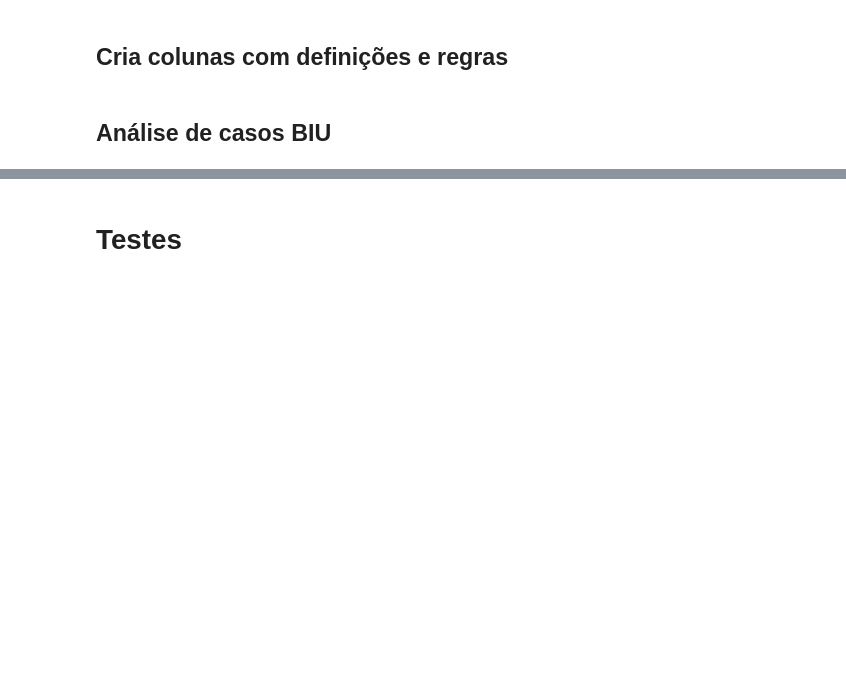
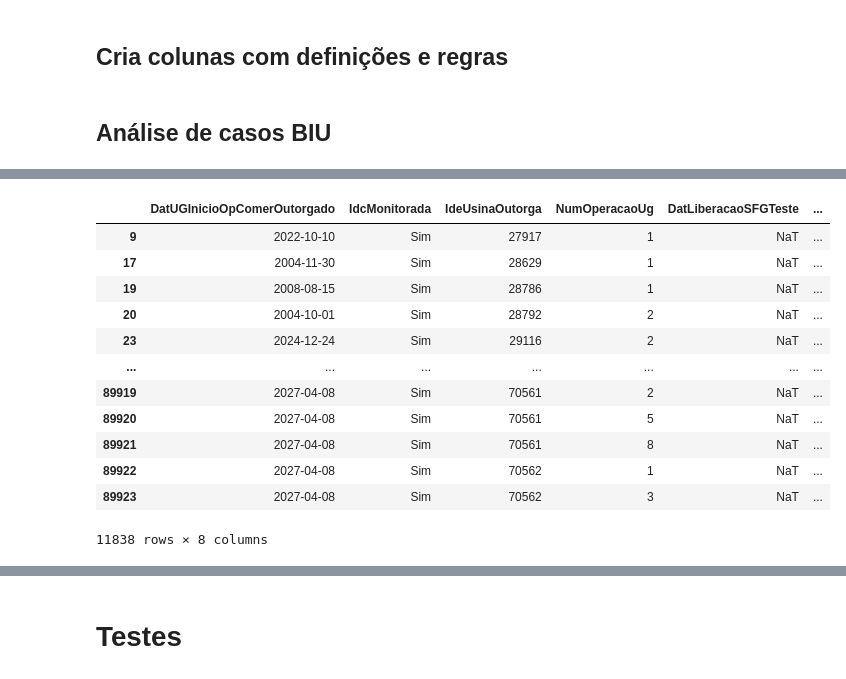
Before and after one commit to Vinicius667/Previsor, a Jupyter notebook: App/Previsor_teste3.ipynb, the cells around one changed output, grey strips where cells are left out. Cells and saved outputs as stored; diff of their text form; code cells hidden in the pictures; blank space fills up the shorter version.

```diff
--- a/App/Previsor_teste3.ipynb
+++ b/App/Previsor_teste3.ipynb
@@ -578,0 +627,10 @@ on = "IdeUsinaOutorga", how='left')
+# %%
+monitoramentoug['Monitoramento'] = True
+ug_rapeel['Rapeel'] = True
+compare_ugs = pd.merge(monitoramentoug,
+ug_rapeel, on= list_id_ug, how='outer')
+# %%
+compare_ugs.loc[compare_ugs.Monitoramento.isna(),'Monitoramento'] = False
+compare_ugs.loc[compare_ugs.Rapeel.isna(),'Rapeel'] = False
+# %%
+ugs_qnt_diff = compare_ugs[compare_ugs.Monitoramento != compare_ugs.Rapeel].IdeUsinaOutorga.drop_duplicates()
@@ -578,0 +675,19 @@ on = "IdeUsinaOutorga", how='left')
+# %%
+monitoramentoug[
+    monitoramentoug.IdeUsinaOutorga.isin(ugs_qnt_diff) &
+   ( monitoramentoug.IdcMonitorada == "Sim")
+]
+# %% [output]
+|  | DatUGInicioOpComerOutorgado | IdcMonitorada | IdeUsinaOutorga | NumOperacaoUg | DatLiberacaoSFGTeste | ... |
+| 9 | 2022-10-10 | Sim | 27917 | 1 | NaT | ... |
+| 17 | 2004-11-30 | Sim | 28629 | 1 | NaT | ... |
+| 19 | 2008-08-15 | Sim | 28786 | 1 | NaT | ... |
+| 20 | 2004-10-01 | Sim | 28792 | 2 | NaT | ... |
+| 23 | 2024-12-24 | Sim | 29116 | 2 | NaT | ... |
+| ... | ... | ... | ... | ... | ... | ... |
+| 89919 | 2027-04-08 | Sim | 70561 | 2 | NaT | ... |
+| 89920 | 2027-04-08 | Sim | 70561 | 5 | NaT | ... |
+| 89921 | 2027-04-08 | Sim | 70561 | 8 | NaT | ... |
+| 89922 | 2027-04-08 | Sim | 70562 | 1 | NaT | ... |
+| 89923 | 2027-04-08 | Sim | 70562 | 3 | NaT | ... |
+11838 rows × 8 columns
```
Also changed, not shown: parts of 39 cells of this notebook, 9 other files.
